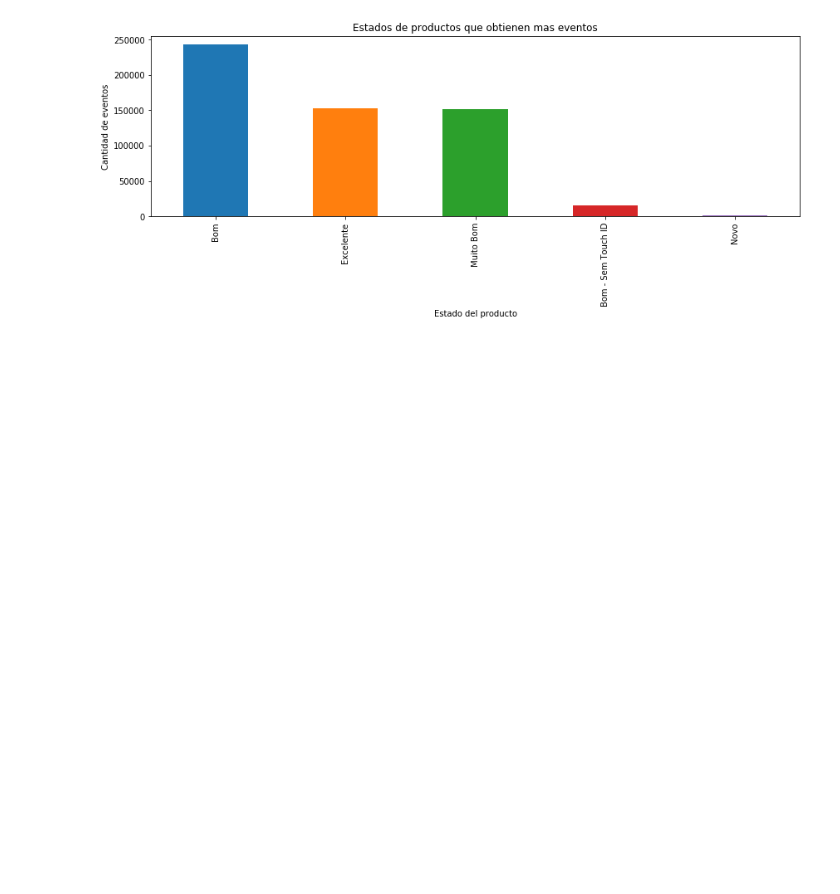
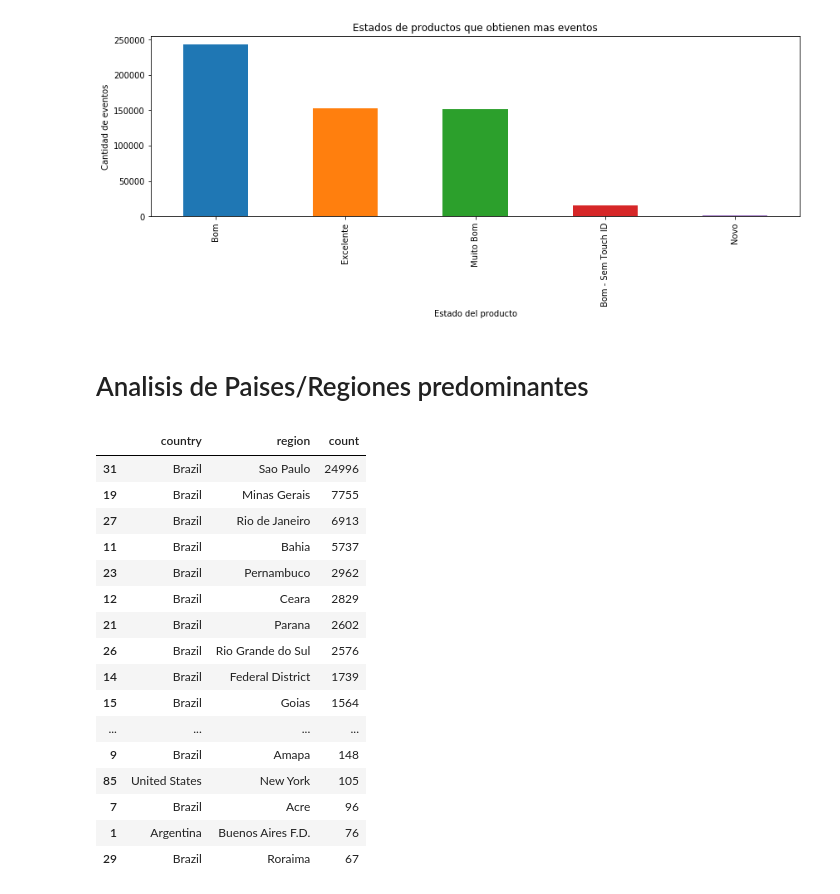
Before and after one commit to Memphis14F/datosTp1, a Jupyter notebook: WebAnalyticsEvents.ipynb, the cells around one changed output. Saved outputs shown, nothing was run; the diff lists cells and outputs as text; code cells hidden in the pictures; blank space fills up the shorter version.

```diff
--- a/WebAnalyticsEvents.ipynb
+++ b/WebAnalyticsEvents.ipynb
@@ -521,3 +523,33 @@ plot_eventos_estado.legend().set_visible(False)
 plt.show()
 # %% [output]
 [figure]
+# %% [markdown]
+# Analisis de Paises/Regiones predominantes
+# %%
+paises_regiones_predom = visitas.loc[:,['event','country','region']]
+paises_regiones_predom = paises_regiones_predom.loc[(paises_regiones_predom.country != 'Unknown') & (paises_regiones_predom.region != 'Unknown')]
+paises_regiones_predom = paises_regiones_predom.groupby(['country','region']).count()['event'].reset_index()
+paises_regiones_predom.rename({
+    'event':'count'
+}, axis=1, inplace=True)
+paises_regiones_predom = paises_regiones_predom.loc[paises_regiones_predom['count'] >= 50]
+paises_regiones_predom.sort_values(by='count', ascending=False, inplace=True)
+paises_regiones_predom.head(30)
+# %% [output]
+|  | country | region | count |
+| 31 | Brazil | Sao Paulo | 24996 |
+| 19 | Brazil | Minas Gerais | 7755 |
+| 27 | Brazil | Rio de Janeiro | 6913 |
+| 11 | Brazil | Bahia | 5737 |
+| 23 | Brazil | Pernambuco | 2962 |
+| 12 | Brazil | Ceara | 2829 |
+| 21 | Brazil | Parana | 2602 |
+| 26 | Brazil | Rio Grande do Sul | 2576 |
+| 14 | Brazil | Federal District | 1739 |
+| 15 | Brazil | Goias | 1564 |
+| ... | ... | ... | ... |
+| 9 | Brazil | Amapa | 148 |
+| 85 | United States | New York | 105 |
+| 7 | Brazil | Acre | 96 |
+| 1 | Argentina | Buenos Aires F.D. | 76 |
+| 29 | Brazil | Roraima | 67 |
```
Also changed, not shown: parts of 5 cells of this notebook, 2 other files.
